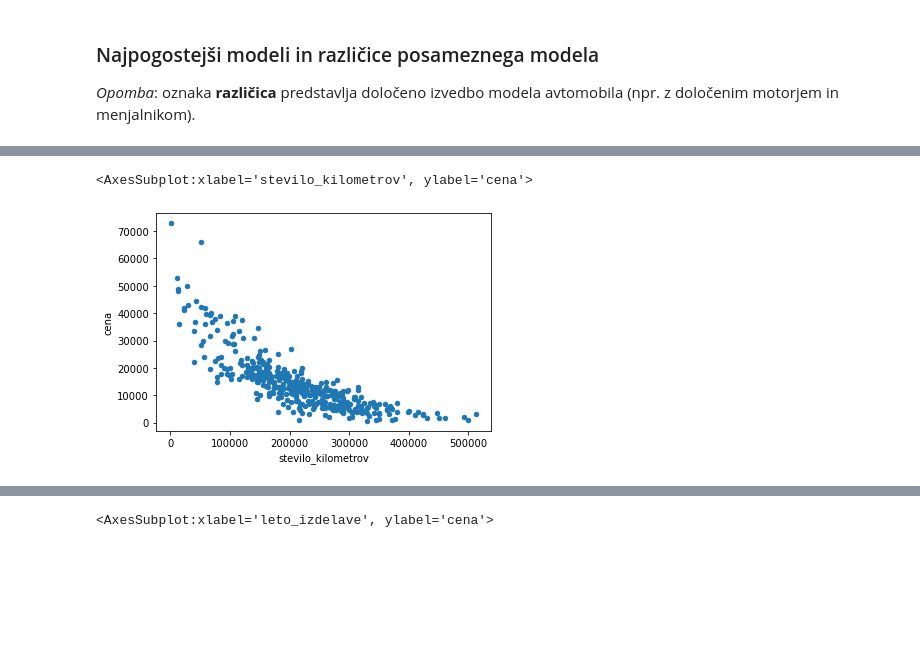
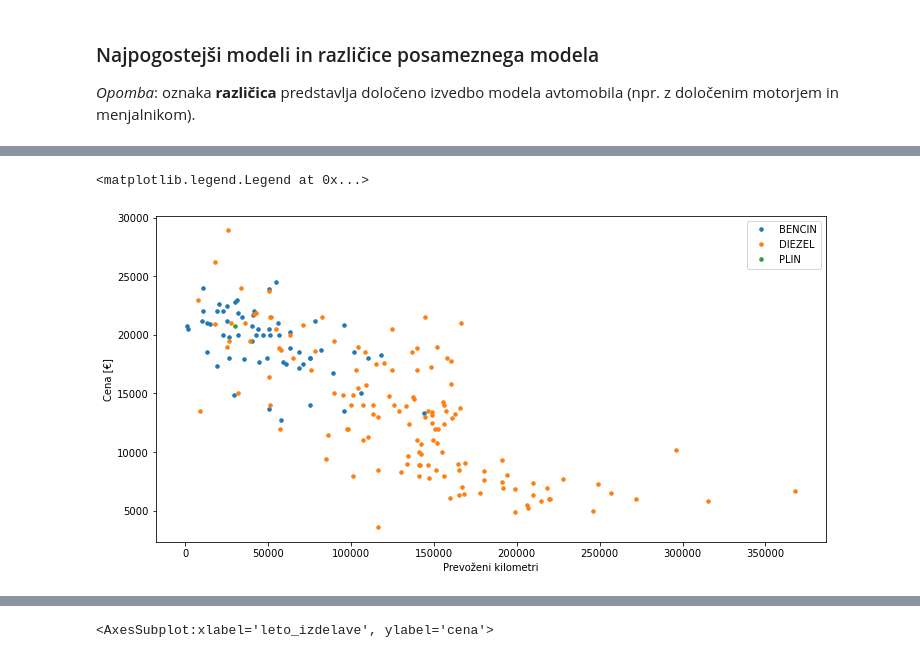
Before and after one commit to pg008/programiranje_1_projektna_naloga, a Jupyter notebook: src/analiza.ipynb, the cells around one changed output, grey strips where cells are left out. Saved outputs shown, nothing was run; the diff lists cells and outputs as text; code cells hidden in the pictures; blank space fills up the shorter version.

```diff
--- a/src/analiza.ipynb
+++ b/src/analiza.ipynb
@@ -65,5 +69,31 @@ Float64Index([ 1543.0,  1531.0,   911.0,   880.0,   932.0,   681.0,   848.0,
-# %%
-avti[avti.id_modela == naj_modeli.keys()[2]].plot.scatter("stevilo_kilometrov", "cena")
-# %% [output]
-<AxesSubplot:xlabel='stevilo_kilometrov', ylabel='cena'>
-[figure, removed]
+# %%
+# poiščemo cenovni razred, kjer je
+# povprečna cena za avto
+# izdelan med leti 2020 in 2021
+# in ima zdaj določeno ceno
+razlicice_med_leti = avti[avti.leto_izdelave.between(2020, 2021)].groupby(["ime_znamke", "ime_razlicice", "id_razlicice"])
+cenovni_razred = razlicice_med_leti.filter(lambda r: 2e4 < r.cena.mean() < 2.15e4)
+# %%
+avti_v_cen_razredu = avti[
+    avti.id_razlicice.isin(cenovni_razred.id_razlicice)
+    & avti.leto_izdelave.between(2010, 2021)
+]
+# %%
+fig, ax = plt.subplots(figsize=(12,6))
+
+for ime, skupina in avti_v_cen_razredu.groupby("vrsta_motorja"):
+    ax.plot(
+        skupina.stevilo_kilometrov,
+        skupina.cena,
+        marker='.',
+        linestyle='',
+        ms=7,
+        label=ime,
+    )
+ax.set_xlabel("Prevoženi kilometri")
+ax.set_ylabel("Cena [€]")
+
+ax.legend(numpoints=1, loc='upper right')
+# %% [output]
+<matplotlib.legend.Legend at 0x...>
+[figure, added]
```
Also changed, not shown: parts of 17 cells of this notebook, 1 other file.
